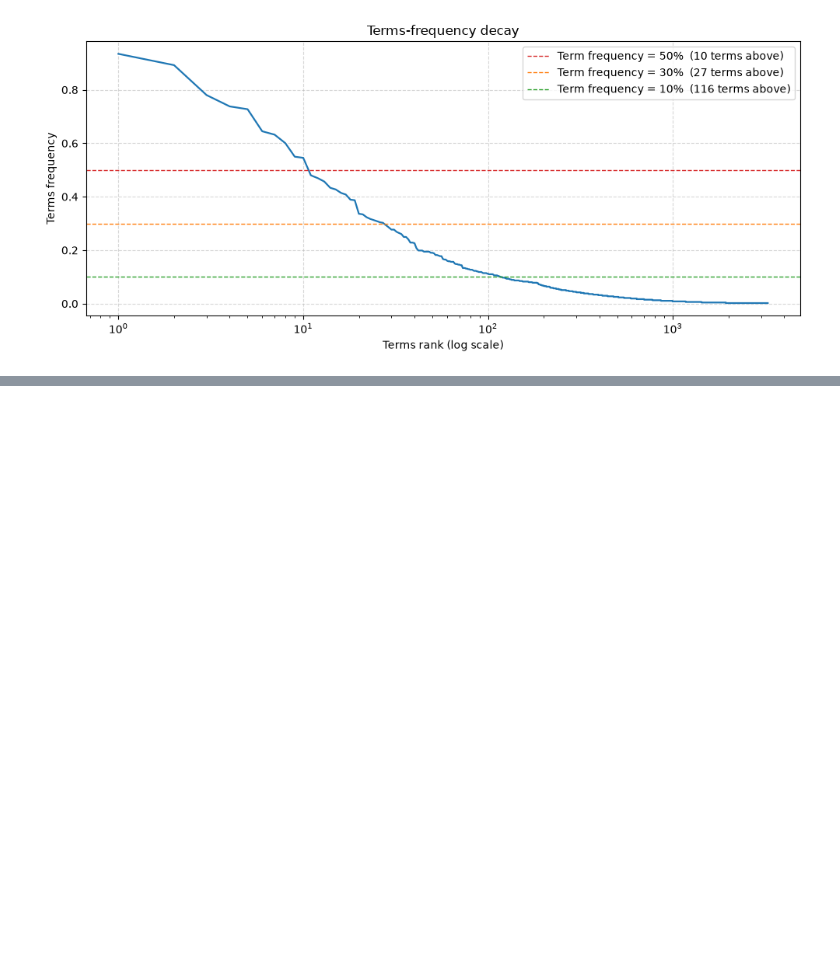
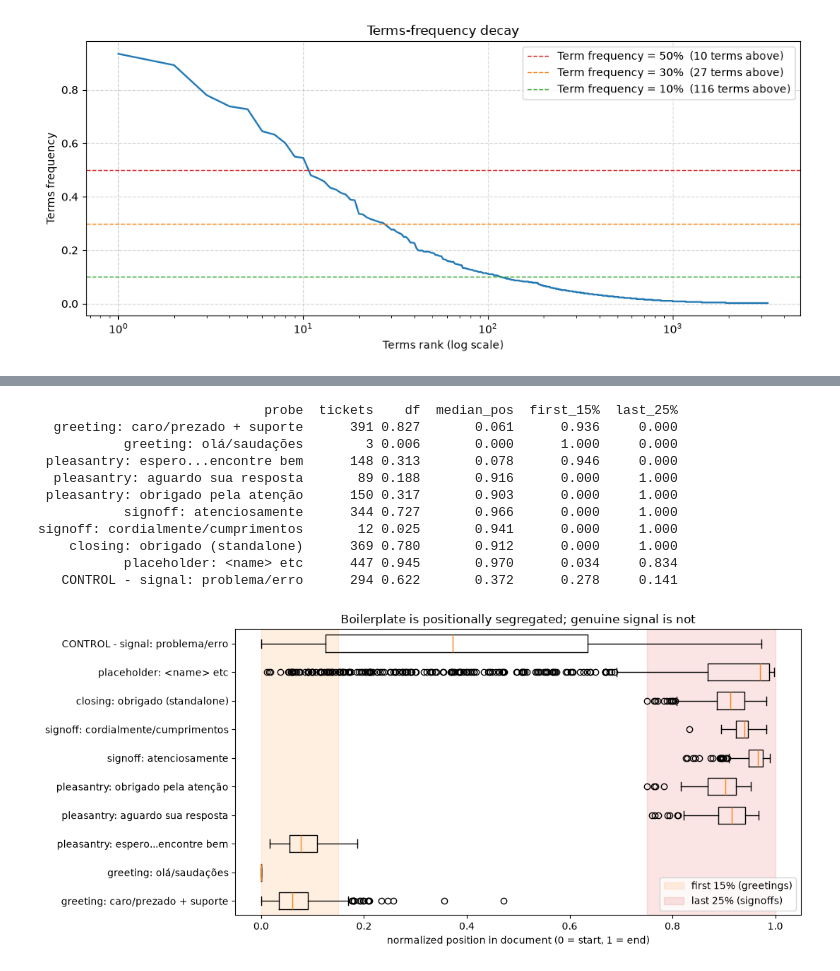
Before and after one commit to nicolaubruno/voll_technical_case, a Jupyter notebook: Support Ticket Clustering.ipynb, the cells around one changed output, grey strips where cells are left out. Cells and saved outputs as stored; diff of their text form; code cells hidden in the pictures; blank space fills up the shorter version.

Commit message:
Phrasal boilerplate analysis

```diff
--- a/Support Ticket Clustering.ipynb
+++ b/Support Ticket Clustering.ipynb
@@ -278,0 +324,58 @@ array([0.01691332, 0.01057082, 0.03805497, ..., 0.00211416, 0.01057082,
+# %%
+# Probe families of boilerplate, plus one genuine-signal control for contrast.
+PROBES = {
+    "greeting: caro/prezado + suporte":   r"(?i)\b(caro|cara|prezad[oa]s?)\b[^.\n]{0,60}\b(suporte|atendimento|equipe|time|cliente)\b",
+    "greeting: olá/saudações":            r"(?i)^\s*(ol[áa]|sauda[çc][õo]es)\b",
+    "pleasantry: espero...encontre bem":  r"(?i)espero que (esta|este)[^.]{0,40}encontre[^.]{0,20}bem",
+    "pleasantry: aguardo sua resposta":   r"(?i)aguard(o|ando|amos)[^.]{0,30}resposta",
+    "pleasantry: obrigado pela atenção":  r"(?i)obrigad[oa][^.]{0,40}aten[çc][ãa]o",
+    "signoff: atenciosamente":            r"(?i)\batenciosamente\b",
+    "signoff: cordialmente/cumprimentos": r"(?i)\b(cordialmente|melhores cumprimentos|atentamente)\b",
+    "closing: obrigado (standalone)":     r"(?i)\bobrigad[oa]\b",
+    "placeholder: <name> etc":            r"<[^<>\n]{1,60}>",
+    "CONTROL - signal: problema/erro":    r"(?i)\b(problema|erro|falha|defeito)\b",
+}
+
+positions, rows = {}, []
+for label, pattern in PROBES.items():
+    rx = re.compile(pattern, re.M)
+    found, n_tickets = [], 0
+    for text in cleaned_tickets_df["full_text"]:
+        matches = list(rx.finditer(text))
+        if matches:
+            n_tickets += 1
+            found.extend(m.start() / len(text) for m in matches)
+    if not found:
+        continue
+    found = np.array(found)
+    positions[label] = found
+    rows.append({"probe": label, "tickets": n_tickets, "df": n_tickets / NUMBER_DOCS,
+                 "median_pos": np.median(found),
+                 "first_15%": (found < 0.15).mean(), "last_25%": (found > 0.75).mean()})
+
+print(pd.DataFrame(rows).to_string(index=False, float_format=lambda v: f"{v:.3f}"))
+
+fig, ax = plt.subplots(figsize=(11, 5))
+labels = list(positions)
+ax.boxplot([positions[l] for l in labels], orientation="horizontal",
+           tick_labels=labels, widths=.6)
+ax.axvspan(0, 0.15, color="tab:orange", alpha=.12, label="first 15% (greetings)")
+ax.axvspan(0.75, 1.0, color="tab:red", alpha=.12, label="last 25% (signoffs)")
+ax.set_xlabel("normalized position in document (0 = start, 1 = end)")
+ax.set_title("Boilerplate is positionally segregated; genuine signal is not")
+ax.legend(loc="lower right")
+plt.tight_layout()
+plt.show()
+# %% [output]
+                             probe  tickets    df  median_pos  first_15%  last_25%
+  greeting: caro/prezado + suporte      391 0.827       0.061      0.936     0.000
+           greeting: olá/saudações        3 0.006       0.000      1.000     0.000
+ pleasantry: espero...encontre bem      148 0.313       0.078      0.946     0.000
+  pleasantry: aguardo sua resposta       89 0.188       0.916      0.000     1.000
+ pleasantry: obrigado pela atenção      150 0.317       0.903      0.000     1.000
+           signoff: atenciosamente      344 0.727       0.966      0.000     1.000
+signoff: cordialmente/cumprimentos       12 0.025       0.941      0.000     1.000
+    closing: obrigado (standalone)      369 0.780       0.912      0.000     1.000
+           placeholder: <name> etc      447 0.945       0.970      0.034     0.834
+   CONTROL - signal: problema/erro      294 0.622       0.372      0.278     0.141
+[figure, added]
```
Also changed, not shown: parts of 7 cells of this notebook.
